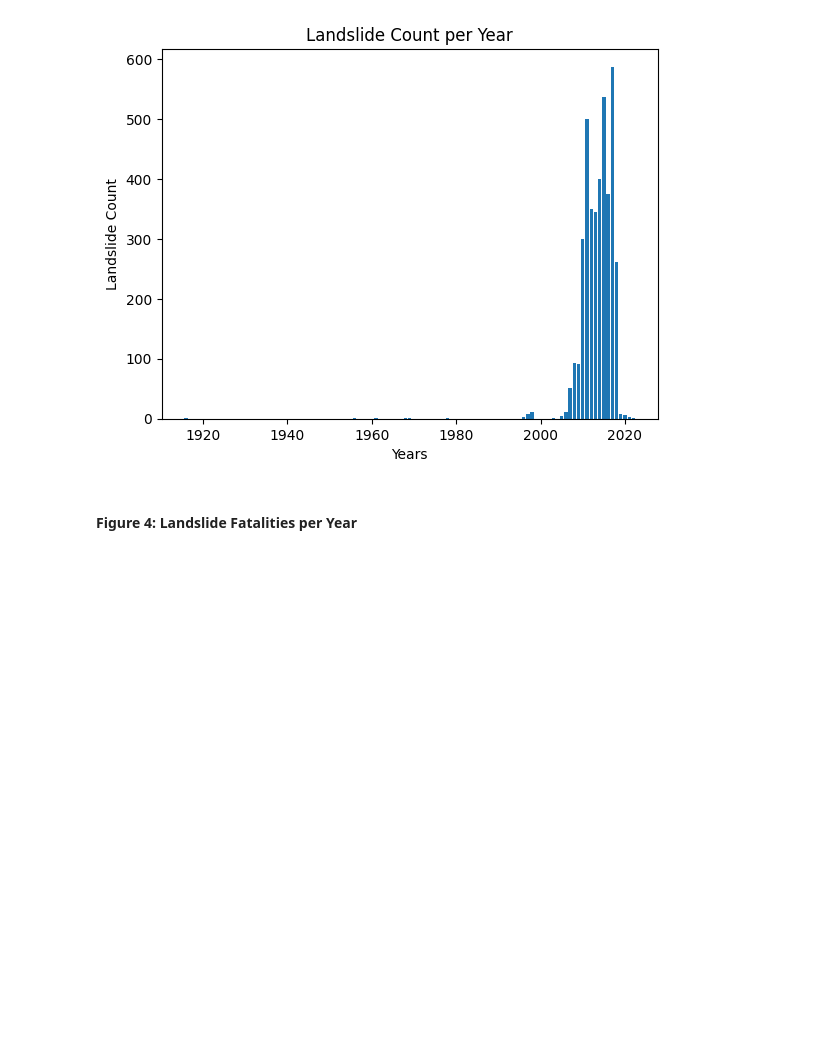
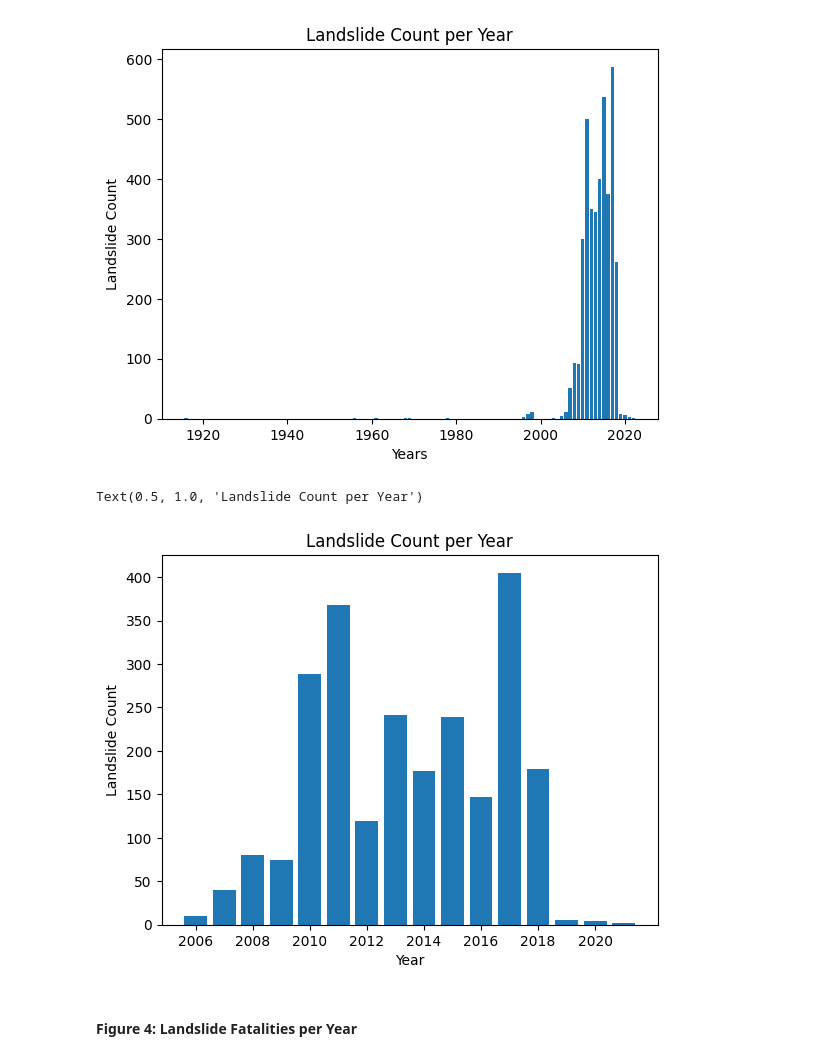
Before and after one commit to Kduff2/LandslideProject, a Jupyter notebook: term_paper.ipynb, the cells around one changed output. Saved outputs shown, nothing was run; the diff lists cells and outputs as text; code cells hidden in the pictures; blank space fills up the shorter version.

```diff
--- a/term_paper.ipynb
+++ b/term_paper.ipynb
@@ -67,6 +67,27 @@ plt.title("Landslide Count per Year")
 # %% [output]
 Text(0.5, 1.0, 'Landslide Count per Year')
 [figure]
+# %%
+import netCDF4
+import pandas as pd
+import numpy as np
+import matplotlib.pyplot as plt
+
+
+LS = pd.read_csv("Landslides.csv")
+
+Year = LS['Years']
+Count = LS['Landslide Count']
+Years = (2006, 2008, 2010, 2012, 2014, 2016, 2018, 2020)
+
+plt.bar(Year, Count, align = "center")
+plt.xticks(Years)
+plt.xlabel("Year")
+plt.ylabel("Landslide Count")
+plt.title("Landslide Count per Year")
+# %% [output]
+Text(0.5, 1.0, 'Landslide Count per Year')
+[figure, added]
 # %% [markdown]
 #### Figure 4: Landslide Fatalities per Year
 # %%
```
Also changed, not shown: 1 other file.
